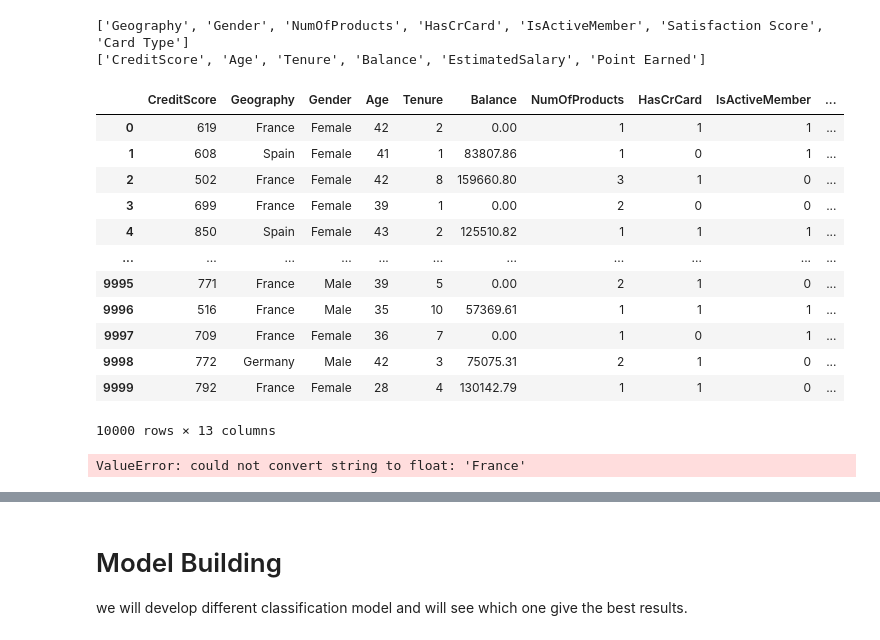
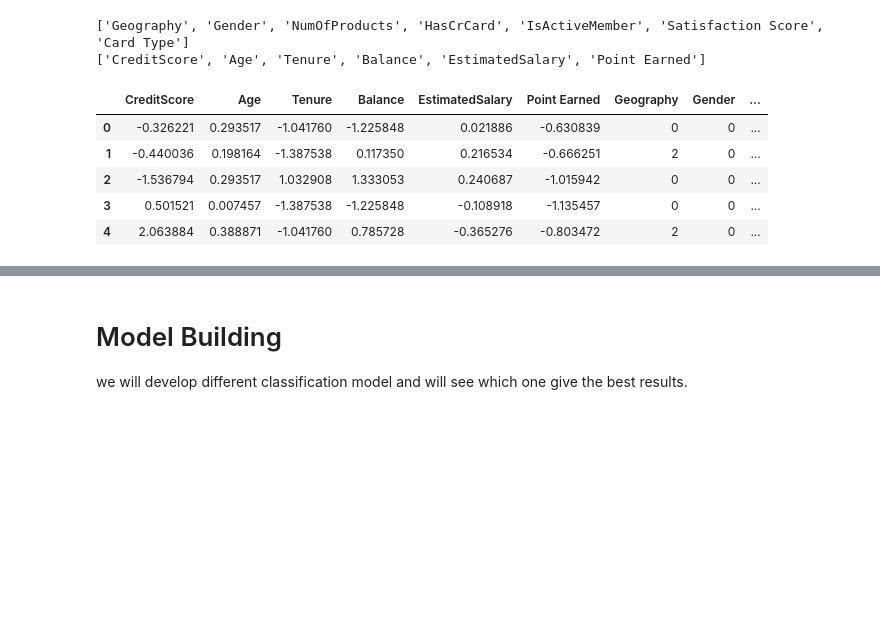
Before and after one commit to ravina029/CustomerChurnPrediction, a Jupyter notebook: research/Feature_Engineering_model_Building.ipynb, the cells around one changed output, grey strips where cells are left out. Drawn from its saved outputs; the diff is of its cells as text; code cells hidden in the pictures; blank space fills up the shorter version.

```diff
--- a/research/Feature_Engineering_model_Building.ipynb
+++ b/research/Feature_Engineering_model_Building.ipynb
@@ -81,16 +68,28 @@ preprocessor = ColumnTransformer(
-# %%
-X
-# %% [output]
-|  | CreditScore | Geography | Gender | Age | Tenure | Balance | NumOfProducts | HasCrCard | IsActiveMember | ... |
-| 0 | 619 | France | Female | 42 | 2 | 0.00 | 1 | 1 | 1 | ... |
-| 1 | 608 | Spain | Female | 41 | 1 | 83807.86 | 1 | 0 | 1 | ... |
-| 2 | 502 | France | Female | 42 | 8 | 159660.80 | 3 | 1 | 0 | ... |
-| 3 | 699 | France | Female | 39 | 1 | 0.00 | 2 | 0 | 0 | ... |
-| 4 | 850 | Spain | Female | 43 | 2 | 125510.82 | 1 | 1 | 1 | ... |
-| ... | ... | ... | ... | ... | ... | ... | ... | ... | ... | ... |
-| 9995 | 771 | France | Male | 39 | 5 | 0.00 | 2 | 1 | 0 | ... |
-| 9996 | 516 | France | Male | 35 | 10 | 57369.61 | 1 | 1 | 1 | ... |
-| 9997 | 709 | France | Female | 36 | 7 | 0.00 | 1 | 0 | 1 | ... |
-| 9998 | 772 | Germany | Male | 42 | 3 | 75075.31 | 2 | 1 | 0 | ... |
-| 9999 | 792 | France | Female | 28 | 4 | 130142.79 | 1 | 1 | 0 | ... |
-10000 rows × 13 columns
+# %%
+from sklearn.preprocessing import StandardScaler,LabelEncoder
+scaler = StandardScaler()
+
+
+numerical_transformer = StandardScaler()
+categoricals= []
+
+# Apply LabelEncoder to each categorical column
+for column in catg:
+    le = LabelEncoder()
+    X[column] = le.fit_transform(X[column])
+    categoricals.append((column, le))
+
+# Apply StandardScaler to numerical columns
+X[numr] = numerical_transformer.fit_transform(X[numr])
+
+# Concatenate numerical and encoded categorical columns
+transformed_df = pd.concat([X[numr], X[catg]], axis=1)
+
+transformed_df.head()
+# %% [output]
+|  | CreditScore | Age | Tenure | Balance | EstimatedSalary | Point Earned | Geography | Gender | ... |
+| 0 | -0.326221 | 0.293517 | -1.041760 | -1.225848 | 0.021886 | -0.630839 | 0 | 0 | ... |
+| 1 | -0.440036 | 0.198164 | -1.387538 | 0.117350 | 0.216534 | -0.666251 | 2 | 0 | ... |
+| 2 | -1.536794 | 0.293517 | 1.032908 | 1.333053 | 0.240687 | -1.015942 | 0 | 0 | ... |
+| 3 | 0.501521 | 0.007457 | -1.387538 | -1.225848 | -0.108918 | -1.135457 | 0 | 0 | ... |
+| 4 | 2.063884 | 0.388871 | -1.041760 | 0.785728 | -0.365276 | -0.803472 | 2 | 0 | ... |
@@ -97,8 +105,3 @@ X
 # %%
-from sklearn.preprocessing import StandardScaler
-scaler = StandardScaler()
-X_standard = scaler.fit_transform(X)
 # Split the data into training and testing sets
-#X_train, X_test, y_train, y_test = train_test_split(X_standard, y, test_size=0.25, random_state=42)
+X_train, X_test, y_train, y_test = train_test_split(X, y, test_size=0.3, random_state=42)
-# %% [output]
-ValueError: could not convert string to float: 'France'
```
Also changed, not shown: parts of 33 cells of this notebook, 29 other files.
